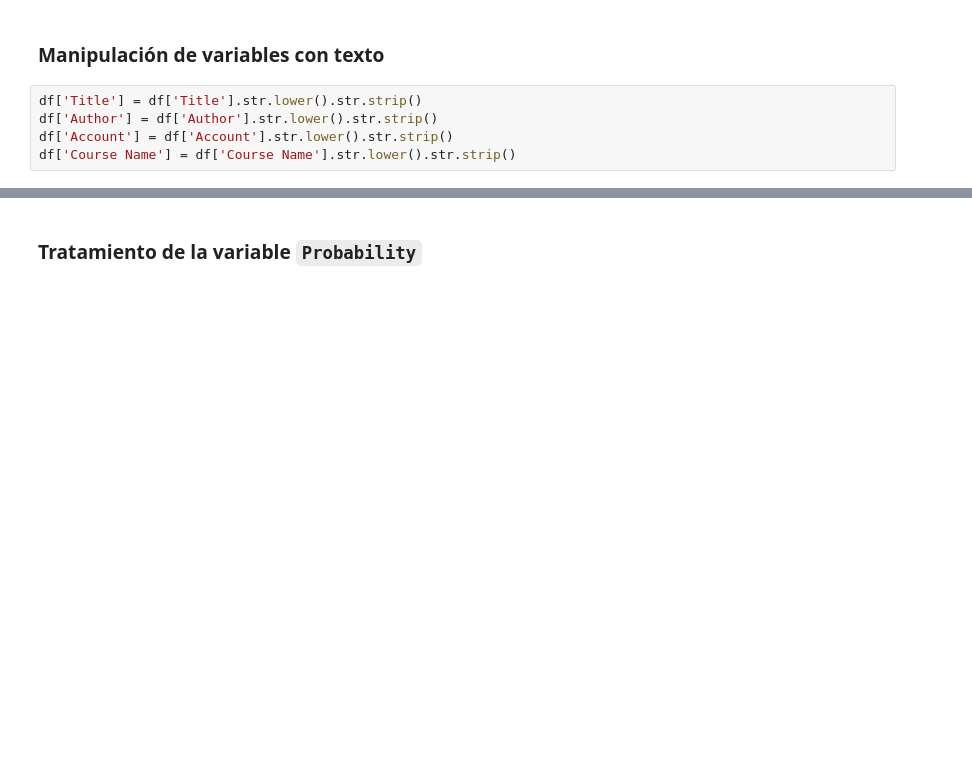
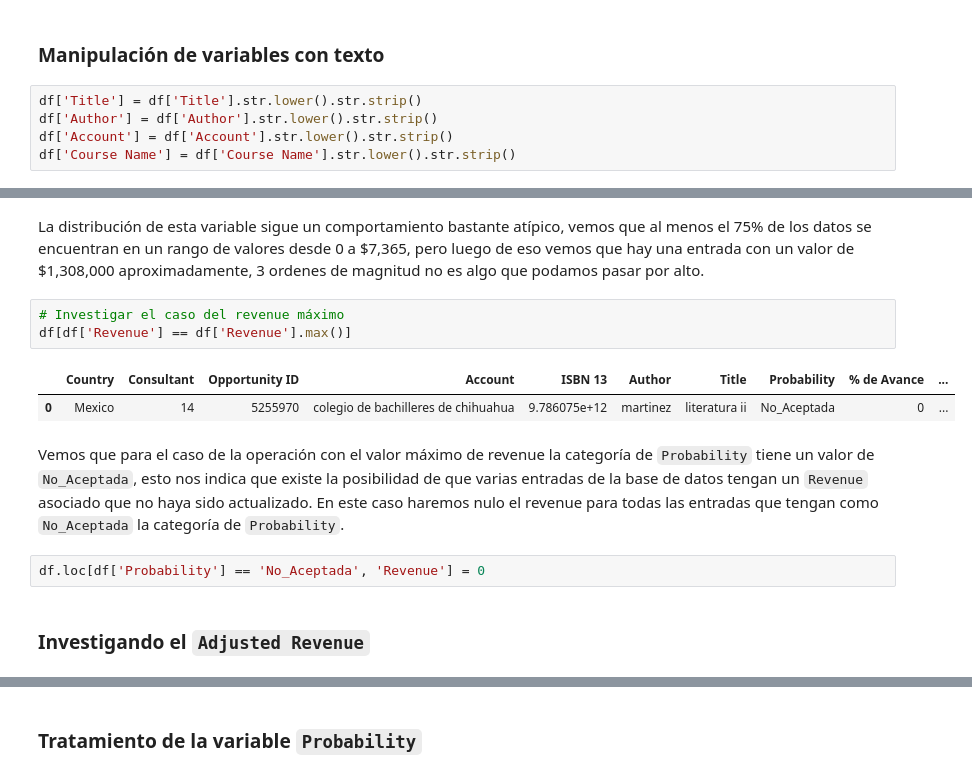
Before and after one commit to JuanEcheagaray75/CENGAGE-Sales-Analysis, a Jupyter notebook: project/reto.ipynb, the cells around one changed output, grey strips where cells are left out. Cells and saved outputs as stored; diff of their text form; blank space fills up the shorter version.

```diff
--- a/project/reto.ipynb
+++ b/project/reto.ipynb
@@ -170,0 +201,14 @@ df['Course Name'] = df['Course Name'].str.lower().str.strip()
+# %% [markdown]
+La distribución de esta variable sigue un comportamiento bastante atípico, vemos que al menos el 75% de los datos se encuentran en un rango de valores desde 0 a \$7,365, pero luego de eso vemos que hay una entrada con un valor de $1,308,000 aproximadamente, 3 ordenes de magnitud no es algo que podamos pasar por alto.
+# %%
+# Investigar el caso del revenue máximo
+df[df['Revenue'] == df['Revenue'].max()]
+# %% [output]
+|  | Country | Consultant | Opportunity ID | Account | ISBN 13 | Author | Title | Probability | % de Avance | ... |
+| 0 | Mexico | 14 | 5255970 | colegio de bachilleres de chihuahua | 9.786075e+12 | martinez | literatura ii | No_Aceptada | 0 | ... |
+# %% [markdown]
+Vemos que para el caso de la operación con el valor máximo de revenue la categoría de `Probability` tiene un valor de `No_Aceptada`, esto nos indica que existe la posibilidad de que varias entradas de la base de datos tengan un `Revenue` asociado que no haya sido actualizado. En este caso haremos nulo el revenue para todas las entradas que tengan como `No_Aceptada` la categoría de `Probability`.
+# %%
+df.loc[df['Probability'] == 'No_Aceptada', 'Revenue'] = 0
+# %% [markdown]
+### Investigando el `Adjusted Revenue`
```
Also changed, not shown: parts of 17 cells of this notebook.
